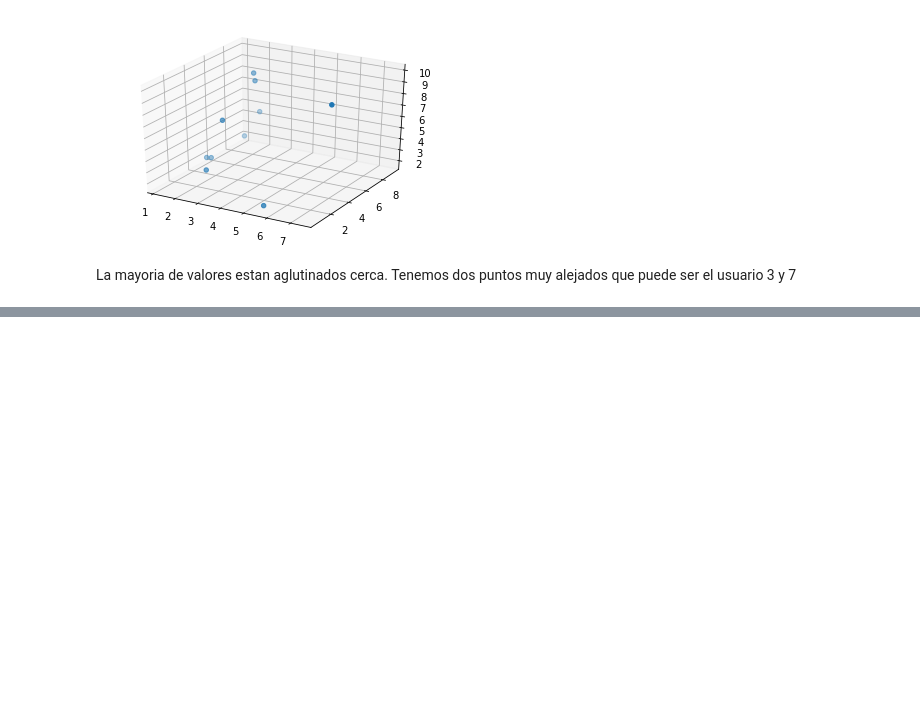
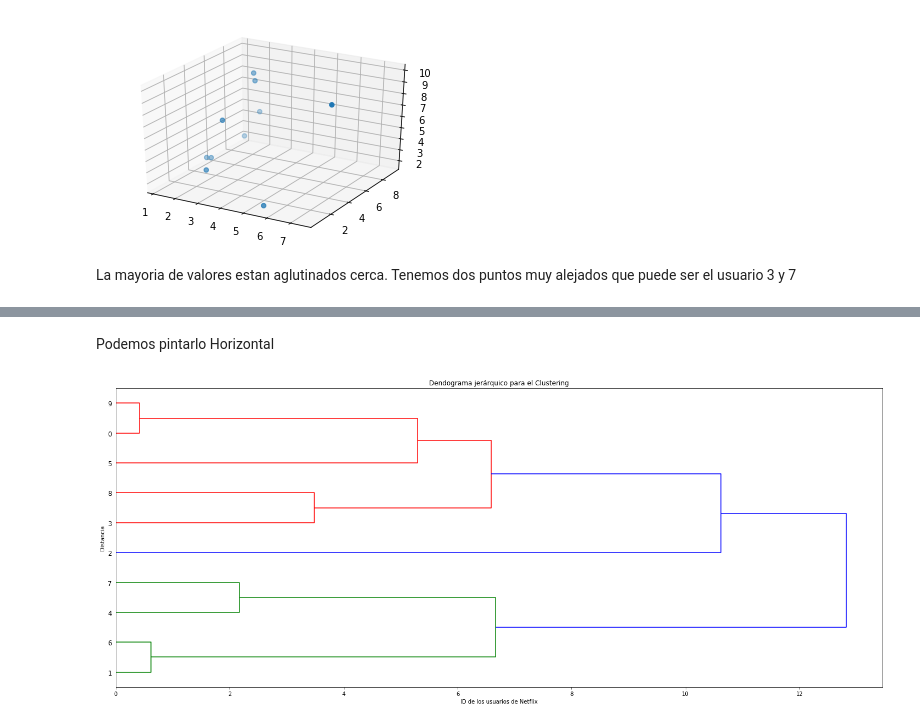
Before and after one commit to Karenahv/python-ml-curso, a Jupyter notebook: notebooks/T6 - 1 - Distancias.ipynb, the cells around one changed output, grey strips where cells are left out. Saved outputs shown, nothing was run; the diff lists cells and outputs as text; code cells hidden in the pictures; blank space fills up the shorter version.

```diff
--- a/notebooks/T6 - 1 - Distancias.ipynb
+++ b/notebooks/T6 - 1 - Distancias.ipynb
@@ -94,0 +399,12 @@ La mayoria de valores estan aglutinados cerca. Tenemos dos puntos muy alejados q
+# %% [markdown]
+Podemos pintarlo Horizontal
+# %%
+plt.figure(figsize=(25,10))
+plt.title("Dendograma jerárquico para el Clustering")
+plt.xlabel("ID de los usuarios de Netflix")
+plt.ylabel("Distancia")
+dendrogram(Z, orientation="right") #quite la varaible leaf_rotation=90. , por que me mostraba los datos al reves
+#quite la varaible leaf_font_size=10.0 por que en mi caso se ve mejor como esta
+plt.show()
+# %% [output]
+[figure, added]
```
Also changed, not shown: parts of 37 cells of this notebook, 2 other files.
